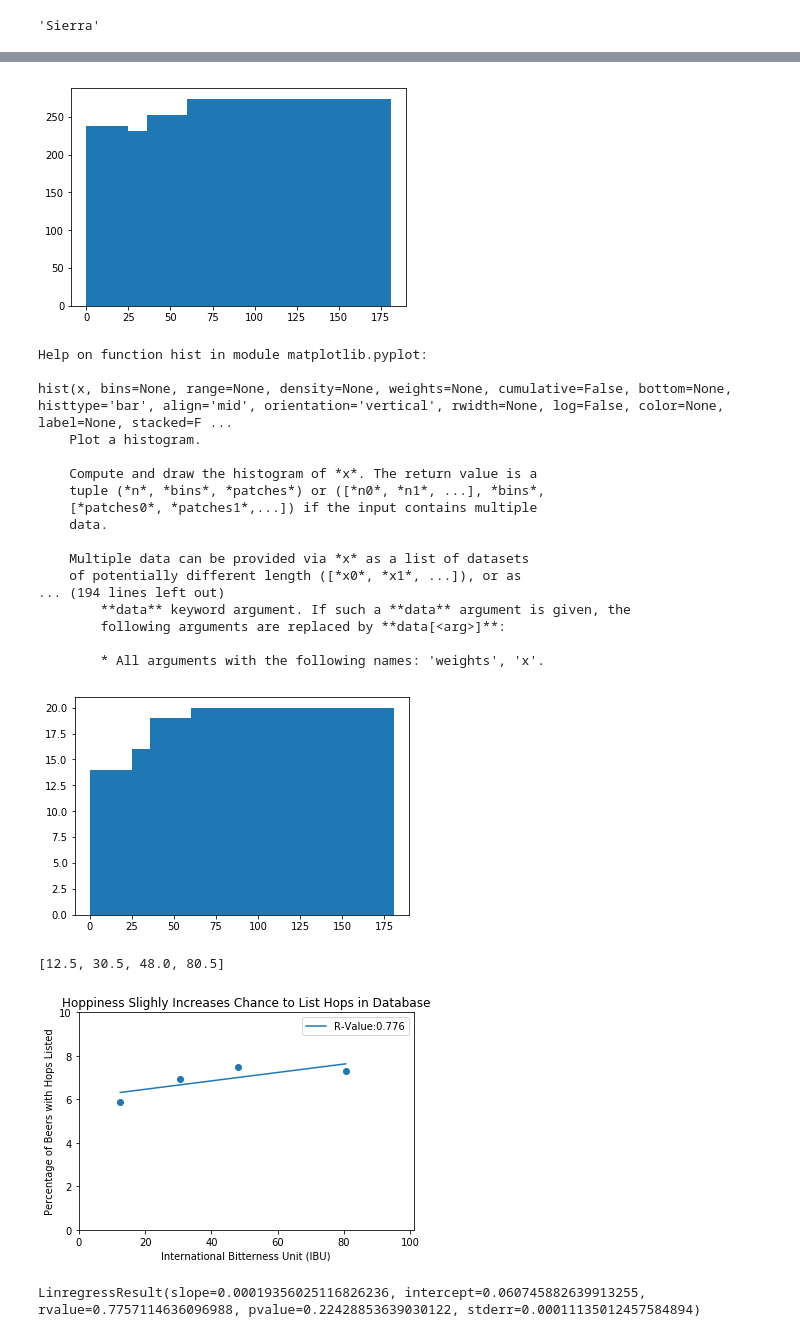
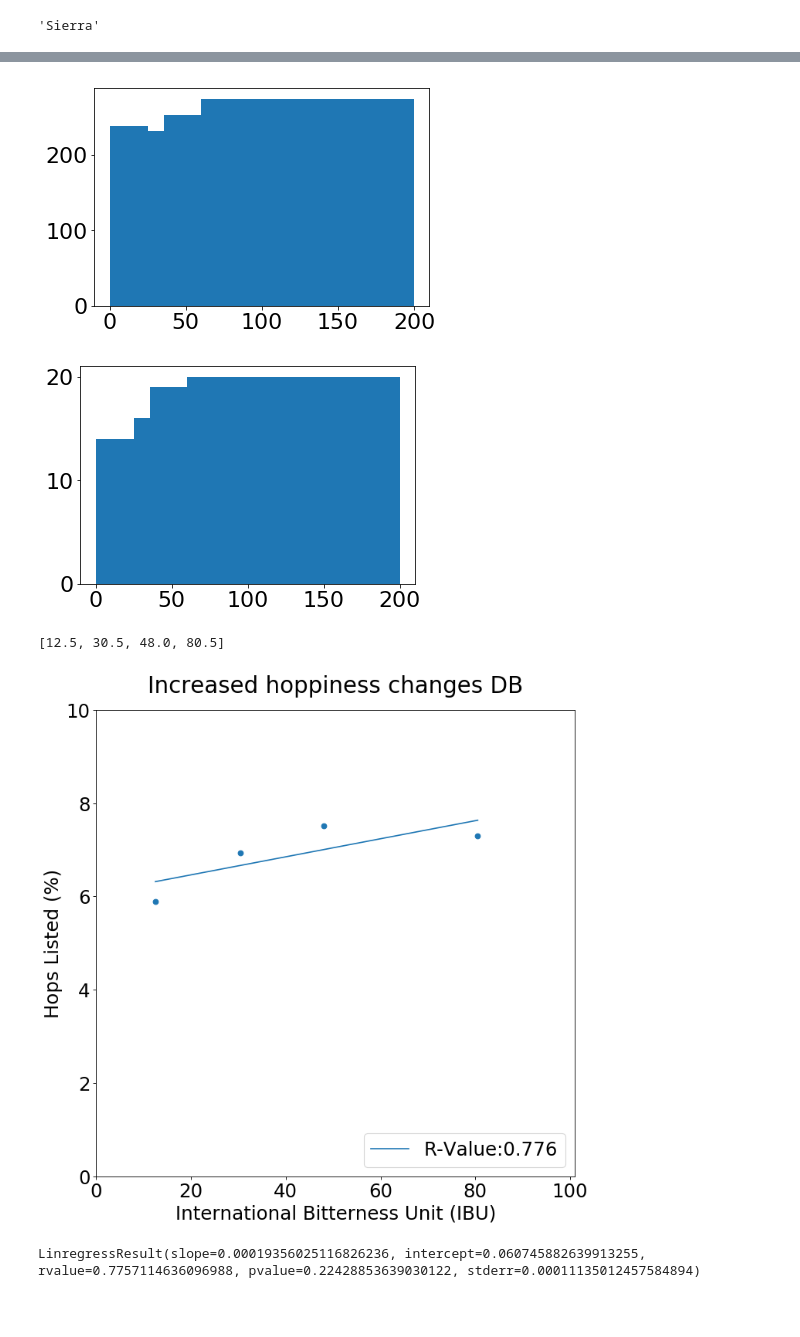
Before and after one commit to sponre01/project-one, a Jupyter notebook: Brewery_Comparison.ipynb, the cells around one changed output, grey strips where cells are left out. Saved outputs shown, nothing was run; the diff lists cells and outputs as text; code cells hidden in the pictures; blank space fills up the shorter version.

```diff
--- a/Brewery_Comparison.ipynb
+++ b/Brewery_Comparison.ipynb
@@ -7,6 +7,7 @@ import brewerydb as br
 import matplotlib.pyplot as plt
 import numpy as np
 from scipy.stats import linregress
+plt.rcParams.update({'font.size': 22})
 #%matplotlib notebook
 # %%
 beer_data = pd.read_csv('data/beers.csv')
@@ -193,31 +219,11 @@ bins = [0, np.percentile(beer_data[beer_data['ibu'].notna()]['ibu'],25), np.perc
 # %%
 den = plt.hist(beer_data[beer_data['ibu'].notna()]['ibu'],bins=bins)
 # %% [output]
-[figure, old version]
+[figure, new version]
-# %%
-help(plt.hist)
-# %% [output]
-Help on function hist in module matplotlib.pyplot:
-
-hist(x, bins=None, range=None, density=None, weights=None, cumulative=False, bottom=None, histtype='bar', align='mid', orientation='vertical', rwidth=None, log=False, color=None, label=None, stacked=F ...
-    Plot a histogram.
-
-    Compute and draw the histogram of *x*. The return value is a
-    tuple (*n*, *bins*, *patches*) or ([*n0*, *n1*, ...], *bins*,
-    [*patches0*, *patches1*,...]) if the input contains multiple
-    data.
-
-    Multiple data can be provided via *x* as a list of datasets
-    of potentially different length ([*x0*, *x1*, ...]), or as
-... (194 lines left out)
-        **data** keyword argument. If such a **data** argument is given, the
-        following arguments are replaced by **data[<arg>]**:
-
-        * All arguments with the following names: 'weights', 'x'.
 # %%
 num = plt.hist(beer_data[beer_data['hops'].notna()& beer_data['ibu'].notna()]['ibu'],bins=bins)
 # %% [output]
-[figure, old version]
+[figure, new version]
 # %%
 frac_hop = num[0]/den[0]
 frac_hop
@@ -227,19 +233,20 @@ center
 # %% [output]
 [12.5, 30.5, 48.0, 80.5]
 # %%
+fig=plt.figure(figsize=(10, 10), dpi= 80, facecolor='w', edgecolor='k')
 sun = plt.subplot()
 hop_plot = plt.scatter(center,frac_hop*100)
 plt.xlim(0,101)
 plt.ylim(0,10)
 plt.xlabel('International Bitterness Unit (IBU)')
-plt.ylabel('Percentage of Beers with Hops Listed')
-plt.title('Hoppiness Slighly Increases Chance to List Hops in Database')
+plt.ylabel('Hops Listed (%)')
+plt.title('Increased hoppiness changes DB',pad=20)
 lin = linregress(center,frac_hop)
 plt.plot(center,[100*(lin[0]*el +lin[1]) for el in center],label='R-Value:' + str(round(lin[2],3)))
-plt.legend()
+plt.legend(loc ='lower right')
 plt.savefig('Images/ibu_regress.png')
 # %% [output]
-[figure, old version]
+[figure, new version]
 # %%
 lin
 # %% [output]
```
Also changed, not shown: parts of 7 cells of this notebook, 5 other files.
